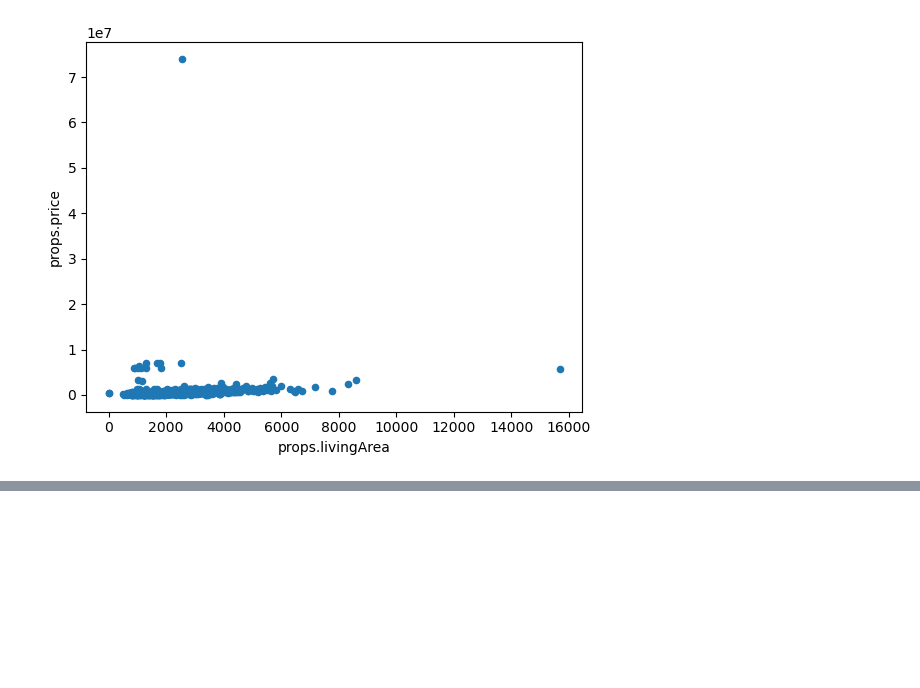
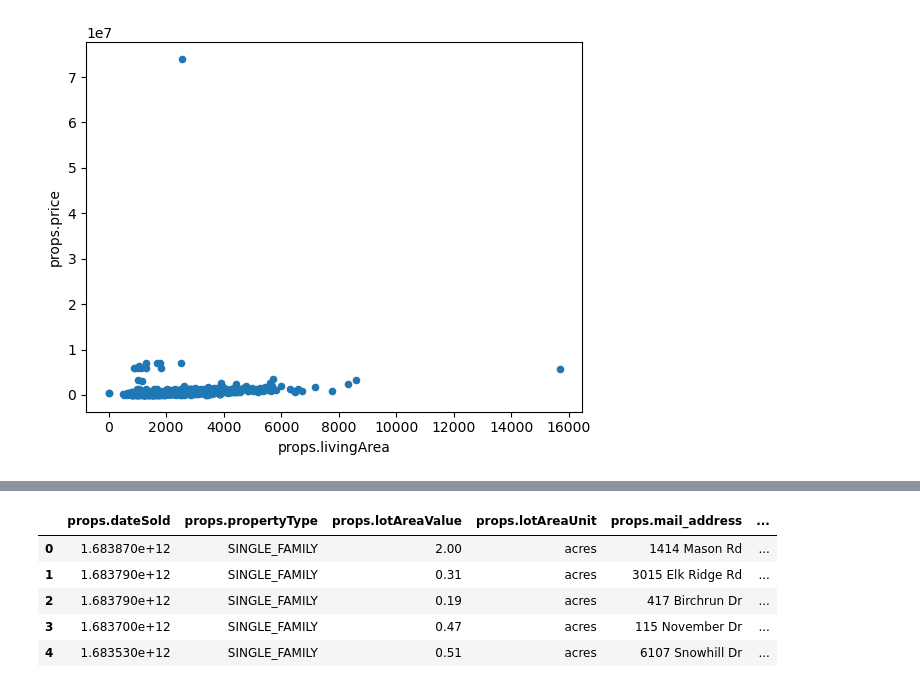
Before and after one commit to BlazeMedina/Final_Project, a Jupyter notebook: ETL_for_zillow_durham_co_Database_Creation.ipynb, the cells around one changed output, grey strips where cells are left out. Cells and saved outputs as stored; diff of their text form; code cells hidden in the pictures; blank space fills up the shorter version.

```diff
--- a/ETL_for_zillow_durham_co_Database_Creation.ipynb
+++ b/ETL_for_zillow_durham_co_Database_Creation.ipynb
@@ -230,0 +255,11 @@ plt.show()
+# %%
+# Drop the original address column and reorder
+zillow_durham_co_df_clean = zillow_durham_co_df_clean.reindex(columns=['props.dateSold', 'props.propertyType', 'props.lotAreaValue','props.lotAreaUnit', 'props.mail_address', 'props.city','props.state', 'props.zipcode', 'props.county','props.variableData.text', 'props.variableData.type', 'props.zestimate', 'props.imgSrc', 'props.price', 'props.bedrooms', 'props.daysOnZillow', 'props.bathrooms', 'props.livingArea', 'props.country', 'props.currency'])
+zillow_durham_co_df_clean.head()
+# %% [output]
+|  | props.dateSold | props.propertyType | props.lotAreaValue | props.lotAreaUnit | props.mail_address | ... |
+| 0 | 1.683870e+12 | SINGLE_FAMILY | 2.00 | acres | 1414 Mason Rd | ... |
+| 1 | 1.683790e+12 | SINGLE_FAMILY | 0.31 | acres | 3015 Elk Ridge Rd | ... |
+| 2 | 1.683790e+12 | SINGLE_FAMILY | 0.19 | acres | 417 Birchrun Dr | ... |
+| 3 | 1.683700e+12 | SINGLE_FAMILY | 0.47 | acres | 115 November Dr | ... |
+| 4 | 1.683530e+12 | SINGLE_FAMILY | 0.51 | acres | 6107 Snowhill Dr | ... |
```
Also changed, not shown: parts of 12 cells of this notebook.
